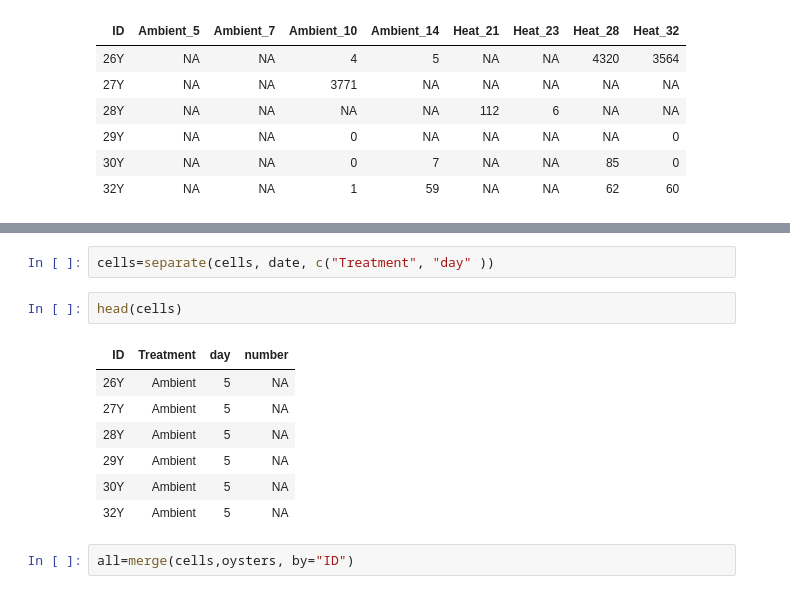
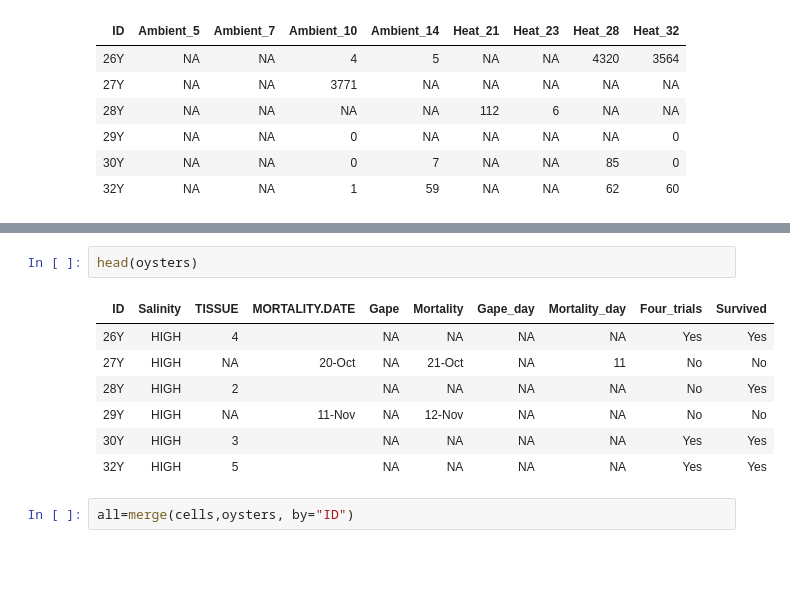
Before and after one commit to sagw/DE2019, a Jupyter notebook: Shed2019.ipynb, the cells around one changed output, grey strips where cells are left out. Drawn from its saved outputs; the diff is of its cells as text; blank space fills up the shorter version.

```diff
--- a/Shed2019.ipynb
+++ b/Shed2019.ipynb
@@ -40,15 +58,13 @@ head(cells)
-# %%
-cells=separate(cells, date, c("Treatment", "day" ))
 # %%
-head(cells)
+head(oysters)
 # %% [output]
-| ID | Treatment | day | number |
-| 26Y | Ambient | 5 | NA |
-| 27Y | Ambient | 5 | NA |
-| 28Y | Ambient | 5 | NA |
-| 29Y | Ambient | 5 | NA |
-| 30Y | Ambient | 5 | NA |
-| 32Y | Ambient | 5 | NA |
+| ID | Salinity | TISSUE | MORTALITY.DATE | Gape | Mortality | Gape_day | Mortality_day | Four_trials | Survived |
+| 26Y | HIGH | 4 |  | NA | NA | NA | NA | Yes | Yes |
+| 27Y | HIGH | NA | 20-Oct | NA | 21-Oct | NA | 11 | No | No |
+| 28Y | HIGH | 2 |  | NA | NA | NA | NA | No | Yes |
+| 29Y | HIGH | NA | 11-Nov | NA | 12-Nov | NA | NA | No | No |
+| 30Y | HIGH | 3 |  | NA | NA | NA | NA | Yes | Yes |
+| 32Y | HIGH | 5 |  | NA | NA | NA | NA | Yes | Yes |
 # %%
 all=merge(cells,oysters, by="ID")
 # %%
```
Also changed, not shown: parts of 146 cells of this notebook.
